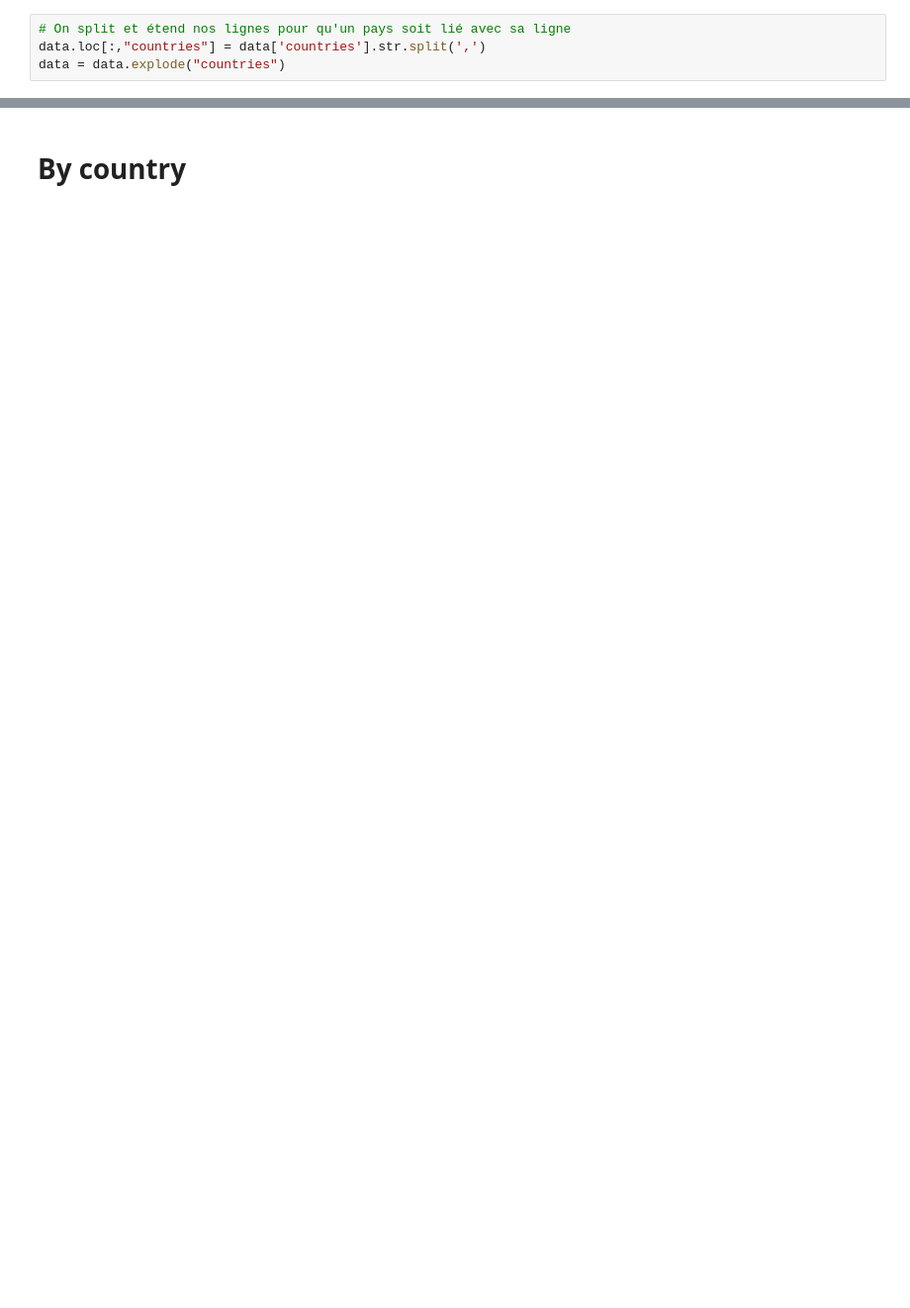
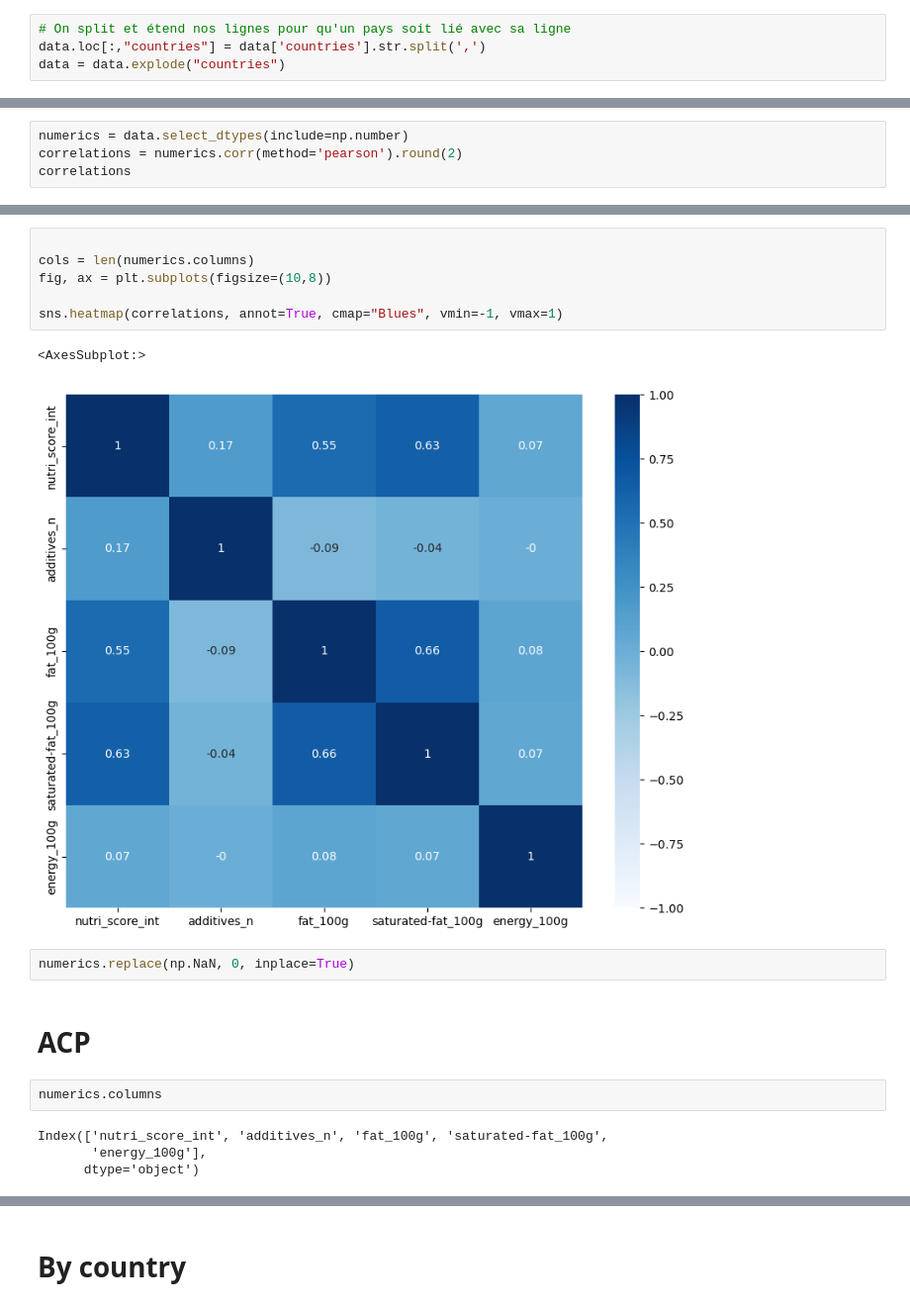
Before and after one commit to AlanBlanchet/SantePubliqueFrance, a Jupyter notebook: analyse.ipynb, the cells around one changed output, grey strips where cells are left out. Shown: that part at 99% size. Saved outputs shown, nothing was run; the diff lists cells and outputs as text; blank space fills up the shorter version.

```diff
--- a/analyse.ipynb
+++ b/analyse.ipynb
@@ -104,0 +138,4 @@ Name: nutrition-score-fr_100g, Length: 94, dtype: float64
+# %%
+numerics = data.select_dtypes(include=np.number)
+correlations = numerics.corr(method='pearson').round(2)
+correlations
@@ -104,0 +149,19 @@ Name: nutrition-score-fr_100g, Length: 94, dtype: float64
+# %%
+
+cols = len(numerics.columns)
+fig, ax = plt.subplots(figsize=(10,8))
+
+sns.heatmap(correlations, annot=True, cmap="Blues", vmin=-1, vmax=1)
+# %% [output]
+<AxesSubplot:>
+[figure, added]
+# %%
+numerics.replace(np.NaN, 0, inplace=True)
+# %% [markdown]
+# ACP
+# %%
+numerics.columns
+# %% [output]
+Index(['nutri_score_int', 'additives_n', 'fat_100g', 'saturated-fat_100g',
+       'energy_100g'],
+      dtype='object')
```
Also changed, not shown: parts of 20 cells of this notebook, 4 other files.
